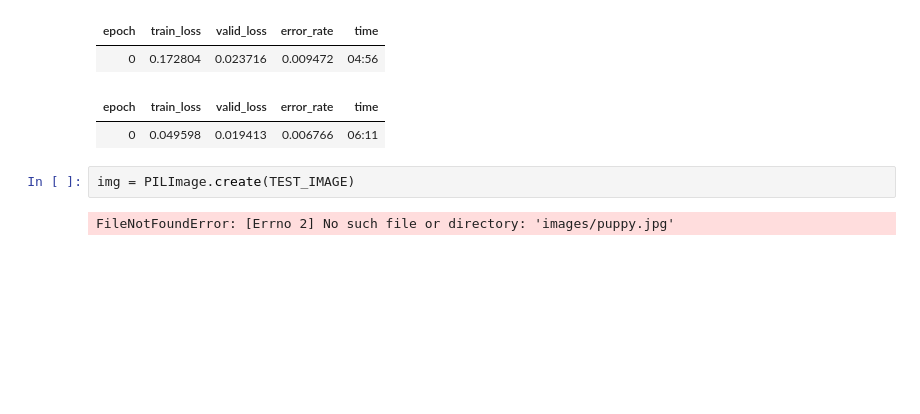
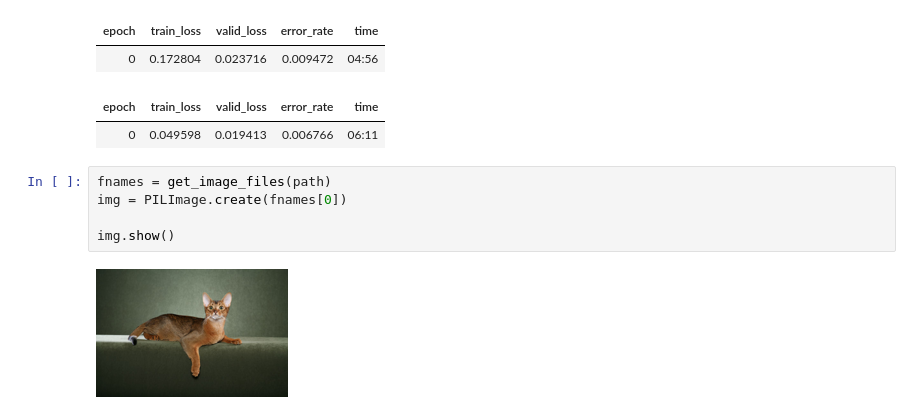
Before and after one commit to tenkara/fastai-dl, a Jupyter notebook: 1-intro/intro.ipynb, the cells around one changed output. Cells and saved outputs as stored; diff of their text form; blank space fills up the shorter version.

Commit message:
exploring the pets images

```diff
--- a/1-intro/intro.ipynb
+++ b/1-intro/intro.ipynb
@@ -21,7 +19,10 @@ Downloading: "https://download.pytorch.org/models/resnet34-b627a593.pth" to C:\U
 | 0 | 0.172804 | 0.023716 | 0.009472 | 04:56 |
 | epoch | train_loss | valid_loss | error_rate | time |
 | 0 | 0.049598 | 0.019413 | 0.006766 | 06:11 |
-# %%
-img = PILImage.create(TEST_IMAGE)
-# %% [output]
-FileNotFoundError: [Errno 2] No such file or directory: 'images/puppy.jpg'
+# %%
+fnames = get_image_files(path)
+img = PILImage.create(fnames[0])
+
+img.show()
+# %% [output]
+[figure, added]
```
Also changed, not shown: parts of 1 cell of this notebook.
